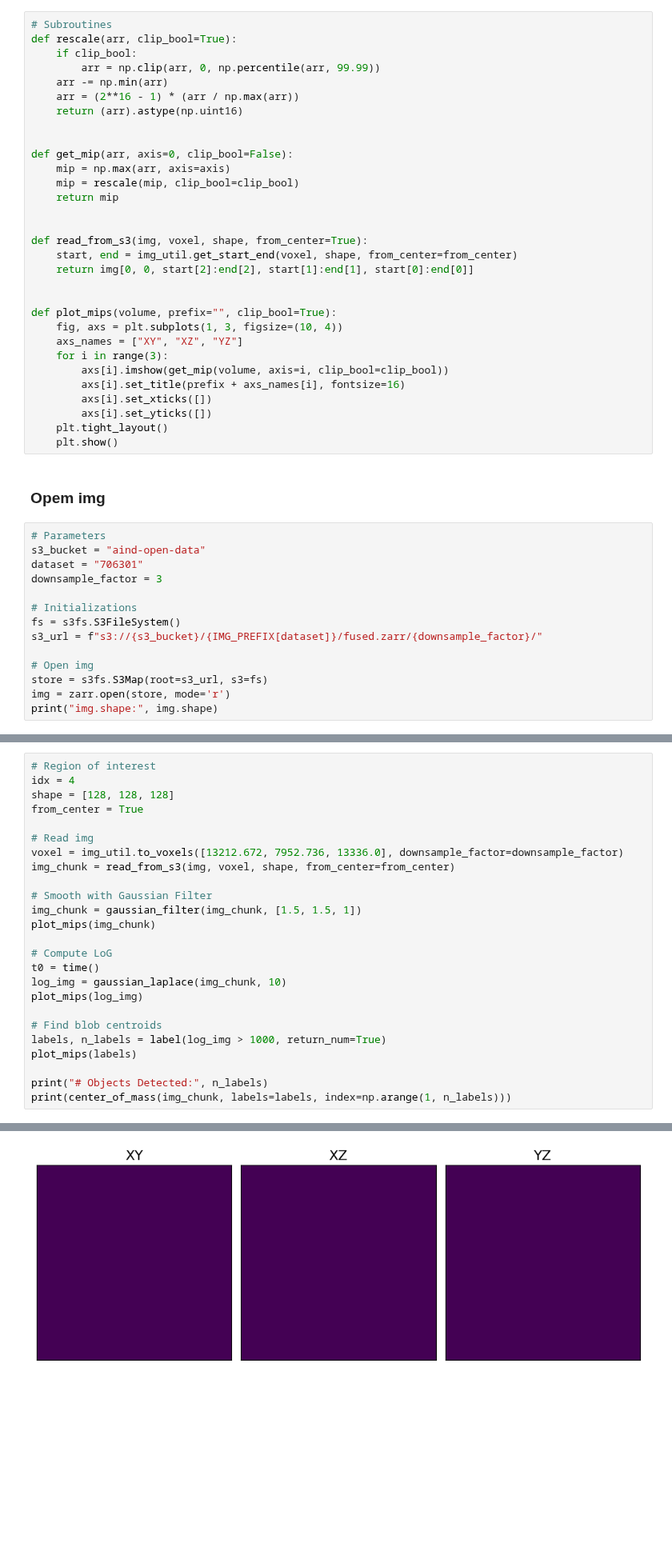
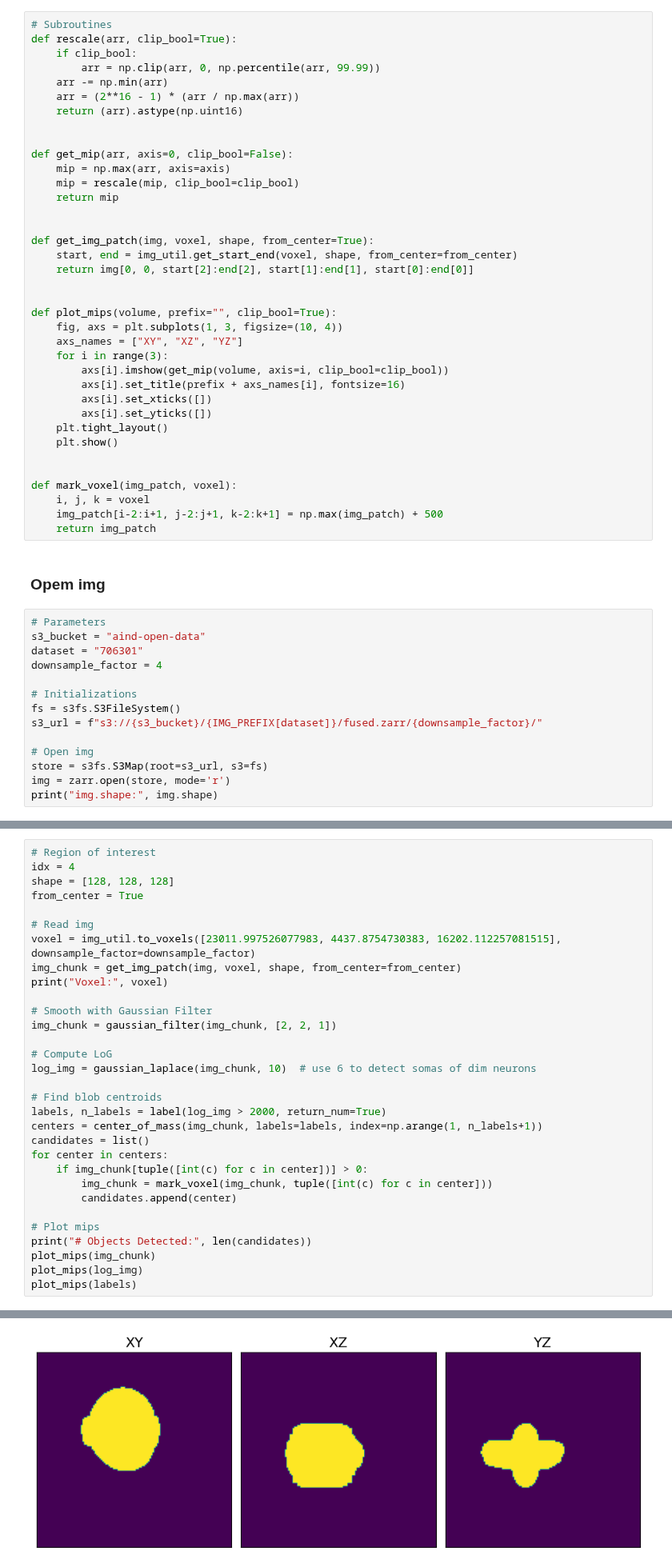
Before and after one commit to AllenNeuralDynamics/aind-exaspim-soma-detection, a Jupyter notebook: code/soma_detection_notebook.ipynb, the cells around one changed output, grey strips where cells are left out. Shown at 80% size. Cells and saved outputs as stored; diff of their text form; blank space fills up the shorter version.

```diff
--- a/code/soma_detection_notebook.ipynb
+++ b/code/soma_detection_notebook.ipynb
@@ -45,7 +47,7 @@ def get_mip(arr, axis=0, clip_bool=False):
     return mip
 
 
-def read_from_s3(img, voxel, shape, from_center=True):
+def get_img_patch(img, voxel, shape, from_center=True):
     start, end = img_util.get_start_end(voxel, shape, from_center=from_center)
     return img[0, 0, start[2]:end[2], start[1]:end[1], start[0]:end[0]]
 
@@ -60,13 +62,19 @@ def plot_mips(volume, prefix="", clip_bool=True):
         axs[i].set_yticks([])
     plt.tight_layout()
     plt.show()
+
+
+def mark_voxel(img_patch, voxel):
+    i, j, k = voxel
+    img_patch[i-2:i+1, j-2:j+1, k-2:k+1] = np.max(img_patch) + 500
+    return img_patch
 # %% [markdown]
 ### Opem img
 # %%
 # Parameters
 s3_bucket = "aind-open-data"
 dataset = "706301"
-downsample_factor = 3
+downsample_factor = 4
 
 # Initializations
 fs = s3fs.S3FileSystem()
@@ -111,22 +115,28 @@ shape = [128, 128, 128]
 from_center = True
 
 # Read img
-voxel = img_util.to_voxels([13212.672, 7952.736, 13336.0], downsample_factor=downsample_factor)
-img_chunk = read_from_s3(img, voxel, shape, from_center=from_center)
+voxel = img_util.to_voxels([23011.997526077983, 4437.8754730383, 16202.112257081515], downsample_factor=downsample_factor)
+img_chunk = get_img_patch(img, voxel, shape, from_center=from_center)
+print("Voxel:", voxel)
 
 # Smooth with Gaussian Filter
-img_chunk = gaussian_filter(img_chunk, [1.5, 1.5, 1])
-plot_mips(img_chunk)
+img_chunk = gaussian_filter(img_chunk, [2, 2, 1])
 
 # Compute LoG
-t0 = time()
-log_img = gaussian_laplace(img_chunk, 10)
-plot_mips(log_img)
+log_img = gaussian_laplace(img_chunk, 10)  # use 6 to detect somas of dim neurons
 
 # Find blob centroids
-labels, n_labels = label(log_img > 1000, return_num=True)
+labels, n_labels = label(log_img > 2000, return_num=True)
+centers = center_of_mass(img_chunk, labels=labels, index=np.arange(1, n_labels+1))
+candidates = list()
+for center in centers:
+    if img_chunk[tuple([int(c) for c in center])] > 0:
+        img_chunk = mark_voxel(img_chunk, tuple([int(c) for c in center]))
+        candidates.append(center)
+
+# Plot mips
+print("# Objects Detected:", len(candidates))
+plot_mips(img_chunk)
+plot_mips(log_img)
 plot_mips(labels)
-
-print("# Objects Detected:", n_labels)
-print(center_of_mass(img_chunk, labels=labels, index=np.arange(1, n_labels)))
 # %% [output]
@@ -135 +147 @@ print(center_of_mass(img_chunk, labels=labels, index=np.arange(1, n_labels)))
-[figure, old version]
+[figure, new version]
```
Also changed, not shown: parts of 8 cells of this notebook, 47 other files.
